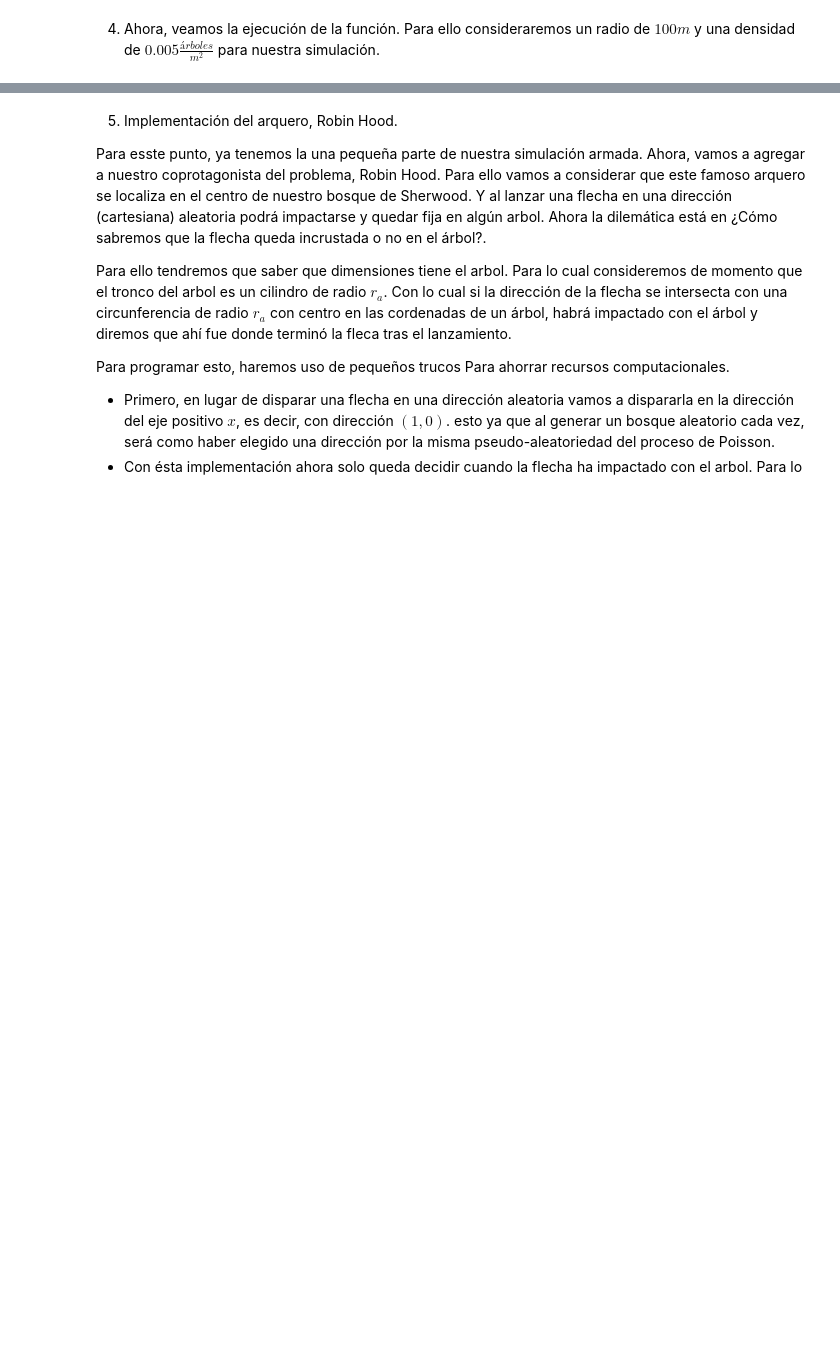
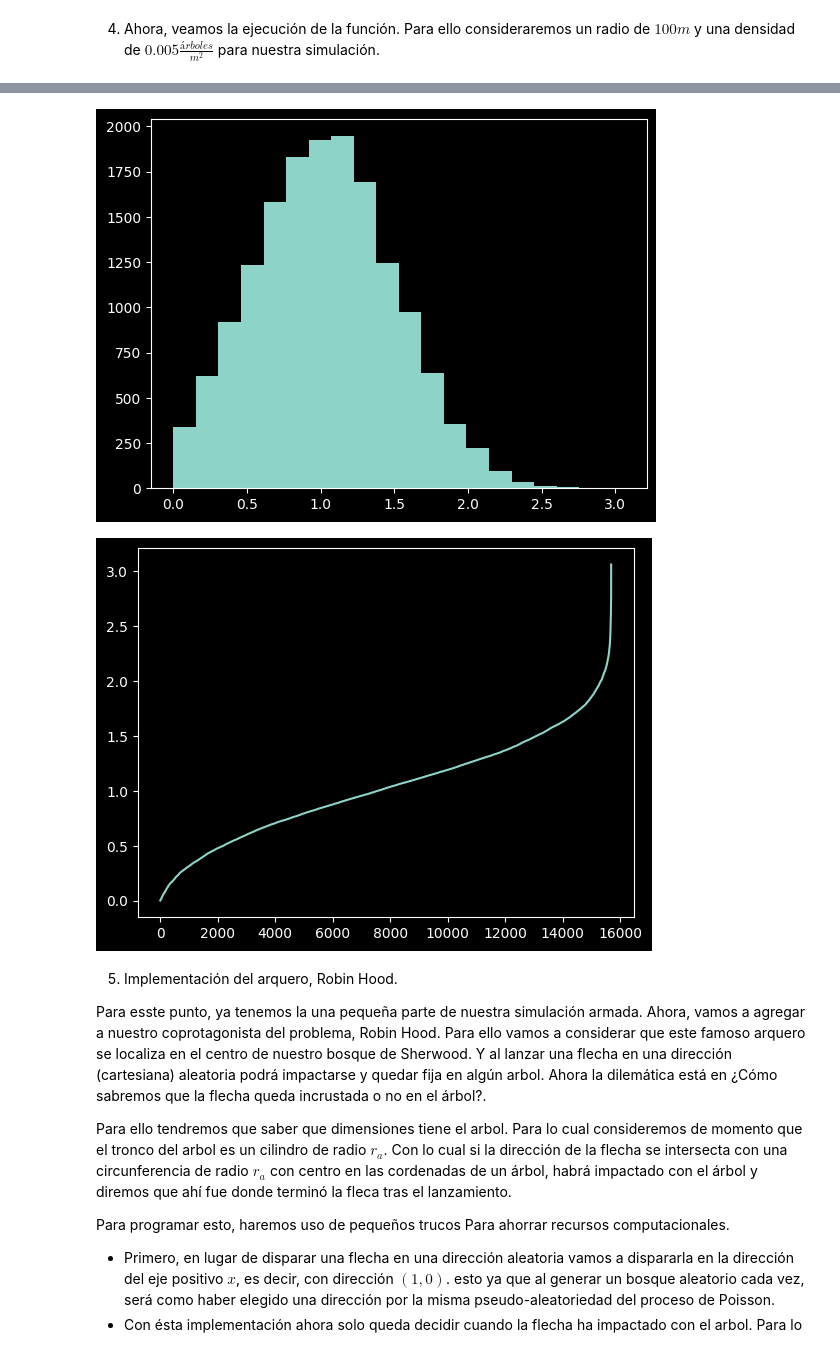
Before and after one commit to Vixuz144/Simu2, a Jupyter notebook: Robin_Hood_Normal.ipynb, the cells around one changed output, grey strips where cells are left out. Drawn from its saved outputs; the diff is of its cells as text; code cells hidden in the pictures; blank space fills up the shorter version.

```diff
--- a/Robin_Hood_Normal.ipynb
+++ b/Robin_Hood_Normal.ipynb
@@ -79,3 +107,13 @@ plt.show()
+# %%
+l = radios_normales(len(X))
+plt.hist(l, bins = 20)
+plt.show()
+
+plt.plot(np.sort(l))
+plt.show()
+# %% [output]
+[figure, added]
+[figure, added]
 # %% [markdown]
 5. Implementación del arquero, Robin Hood.
 
```
Also changed, not shown: parts of 21 cells of this notebook.
